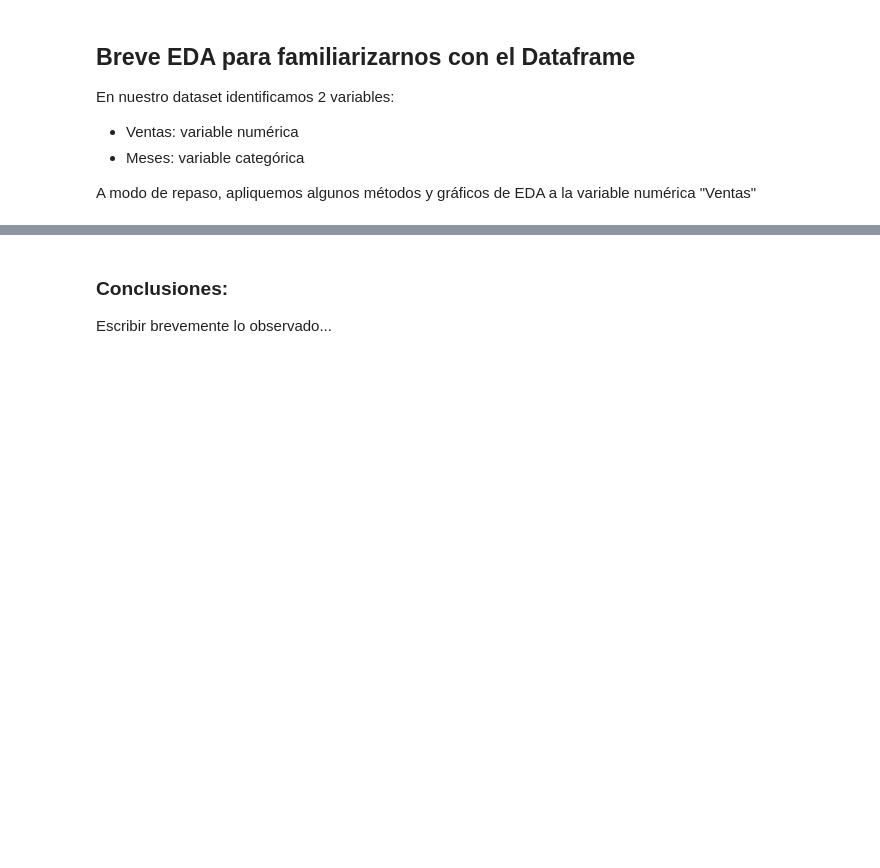
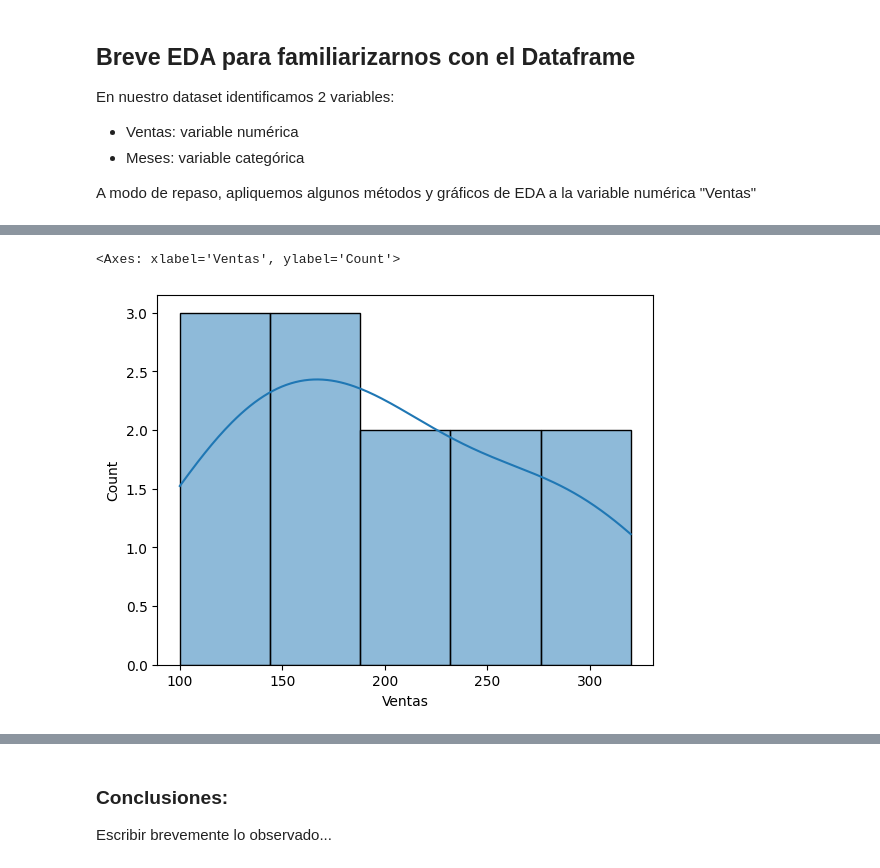
Before and after one commit to v0ltax/TT-2C2025-Data-Analitycs-Notebooks, a Jupyter notebook: _22_Clase_12/Clase_12_visualizacion_series_tiempo.ipynb, the cells around one changed output, grey strips where cells are left out. Drawn from its saved outputs; the diff is of its cells as text; code cells hidden in the pictures; blank space fills up the shorter version.

```diff
--- a/_22_Clase_12/Clase_12_visualizacion_series_tiempo.ipynb
+++ b/_22_Clase_12/Clase_12_visualizacion_series_tiempo.ipynb
@@ -40,5 +55,9 @@ A modo de repaso, apliquemos algunos métodos y gráficos de EDA a la variable n
 # %%
 # Usar los gráficos vistos para EDA:
 # Histograma: para analizar la distribución
+sns.histplot(df["Ventas"], kde=True)
+# %% [output]
+<Axes: xlabel='Ventas', ylabel='Count'>
+[figure, added]
 # %%
 # Boxplot: para analizar medidas de posición central y de dispersión
```
Also changed, not shown: parts of 29 cells of this notebook.
